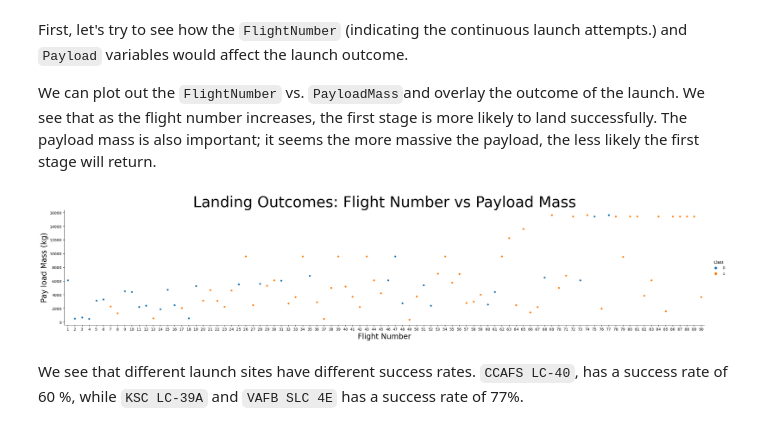
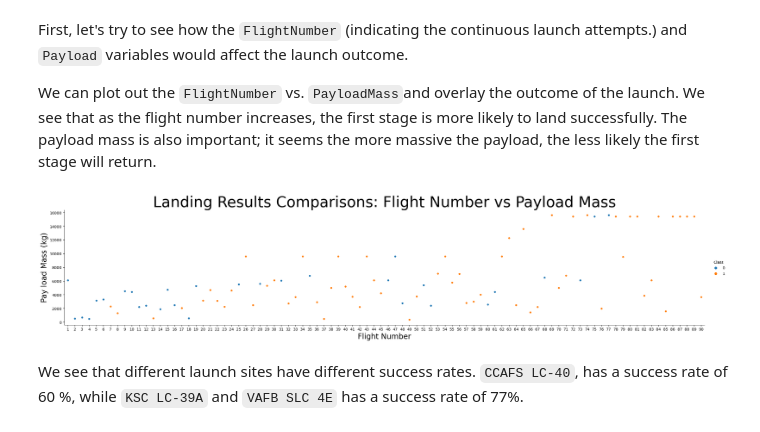
Before and after one commit to kymayodeji/SpaceX, a Jupyter notebook: spacex-eda-dataviz.ipynb, the cells around one changed output. Saved outputs shown, nothing was run; the diff lists cells and outputs as text; code cells hidden in the pictures.

```diff
--- a/spacex-eda-dataviz.ipynb
+++ b/spacex-eda-dataviz.ipynb
@@ -71,11 +71,11 @@ We can plot out the <code>FlightNumber</code> vs. <code>PayloadMass</code>and ov
 # %%
 sns.catplot(y="PayloadMass", x="FlightNumber", hue="Class", data=df, aspect = 5)
 plt.xlabel("Flight Number",fontsize=20)
 plt.ylabel("Pay load Mass (kg)",fontsize=20)
-plt.title("Landing Outcomes: Flight Number vs Payload Mass", fontsize=40)
+plt.title("Landing Results Comparisons: Flight Number vs Payload Mass", fontsize=40)
 plt.show()
 # %% [output]
-[figure, old version]
+[figure, new version]
 # %% [markdown]
 We see that different launch sites have different success rates.  <code>CCAFS LC-40</code>, has a success rate of 60 %, while  <code>KSC LC-39A</code> and <code>VAFB SLC 4E</code> has a success rate of 77%.
 # %% [markdown]
```
Also changed, not shown: parts of 4 cells of this notebook, 1 other file.
